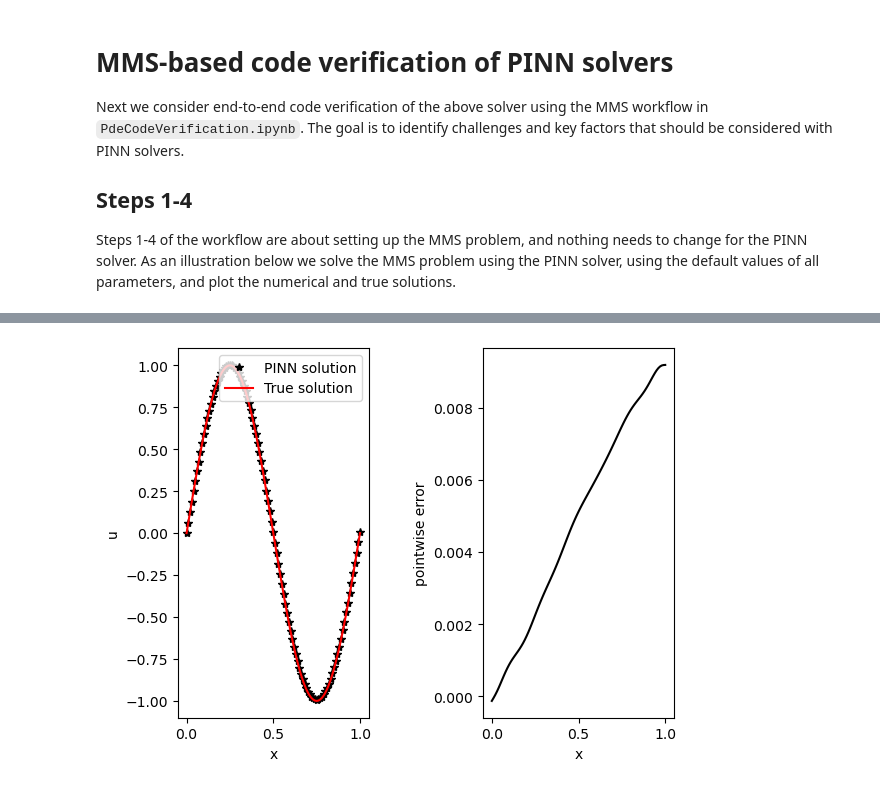
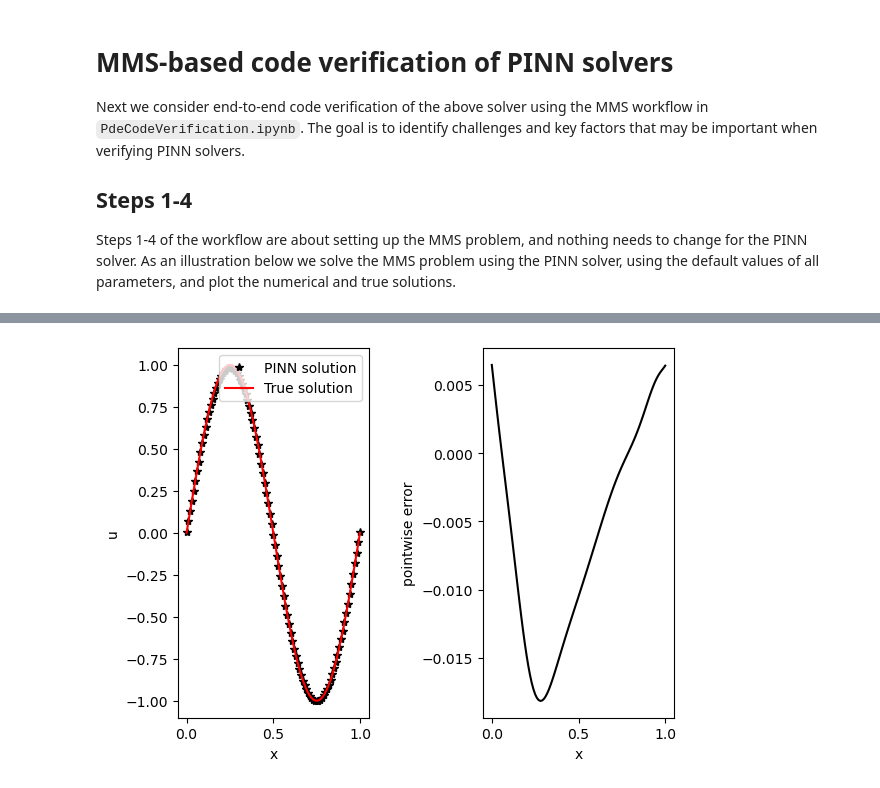
Before and after one commit to OSEL-DAM/SimEval, a Jupyter notebook: notebooks/PINN_Verification.ipynb, the cells around one changed output, grey strips where cells are left out. Saved outputs shown, nothing was run; the diff lists cells and outputs as text; code cells hidden in the pictures.

```diff
--- a/notebooks/PINN_Verification.ipynb
+++ b/notebooks/PINN_Verification.ipynb
@@ -131,27 +129,25 @@ def PINN_solve(rhs_func,
 # %% [markdown]
-
 # MMS-based code verification of PINN solvers
 
-Next we consider end-to-end code verification of the above solver using the MMS workflow in `PdeCodeVerification.ipynb`. The goal is to identify challenges and key factors that should be considered with PINN solvers.
+Next we consider end-to-end code verification of the above solver using the MMS workflow in `PdeCodeVerification.ipynb`. The goal is to identify challenges and key factors that may be important when verifying PINN solvers.
 
 ## Steps 1-4
 
 Steps 1-4 of the workflow are about setting up the MMS problem, and nothing needs to change for the PINN solver. As an illustration below we solve the MMS problem using the PINN solver, using the default values of all parameters, and plot the numerical and true solutions.
 # %%
-import matplotlib.pyplot as plt
 import math
 
 pi = tf.constant(math.pi)
 
 def f(x):
     return -4*pi*pi*tf.math.sin(2*pi*x)
+bc = 2*pi
+
+x, u, _ = solve_1d_elliptic_PINN(f, bc, seed = 0)
+
 
 def exact_soln(x):
     return np.sin(2*np.pi*x)
-
-bc = 2*pi
-
-x, u, _ = PINN_solve(f, bc)
 u_true = exact_soln(x)
 
 fig, ax = plt.subplots(1,2)
@@ -185,3 +181,3 @@ Restoring weights corresponding to the best test loss 2.733e-03
 (ignore output beginning 'Best model at step...' above, which was generated by DeepXDE)
-[figure, old version]
+[figure, new version]
 # %% [markdown]
```
Also changed, not shown: parts of 23 cells of this notebook, 46 other files.
